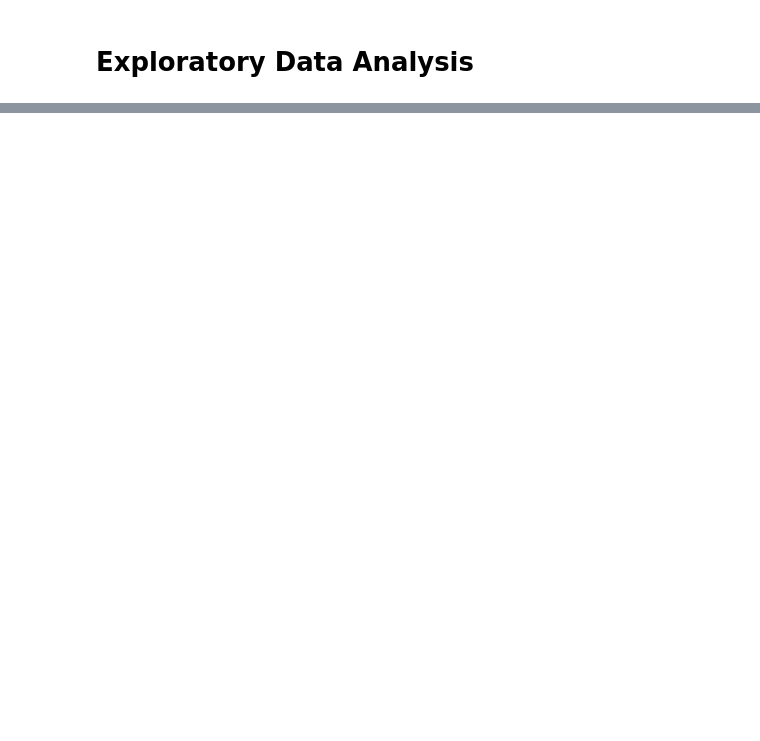
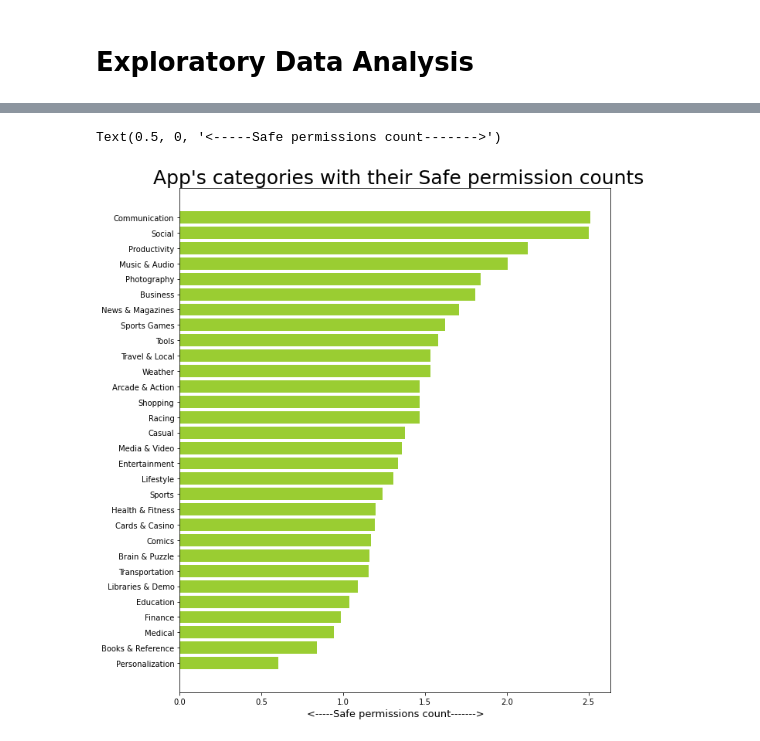
Before and after one commit to ajayn3300/Android-Authenticity-Prediction--Classification-, a Jupyter notebook: ANDRIOD_AUTHENTICITY_PREDICTION.ipynb, the cells around one changed output, grey strips where cells are left out. Drawn from its saved outputs; the diff is of its cells as text; code cells hidden in the pictures; blank space fills up the shorter version.

```diff
--- a/ANDRIOD_AUTHENTICITY_PREDICTION.ipynb
+++ b/ANDRIOD_AUTHENTICITY_PREDICTION.ipynb
@@ -701,0 +717,10 @@ hr
+# %%
+# Apps with Safe permission count
+plt.figure(figsize=(10,12))
+spc=df.groupby('Category')['Safe permissions count'].mean().reset_index().sort_values(by=['Safe permissions count'])
+plt.barh(spc['Category'],spc['Safe permissions count'],color='yellowgreen')
+plt.title(" App's categories with their Safe permission counts",fontsize=25)
+plt.xlabel('<-----Safe permissions count------->',fontsize=13)
+# %% [output]
+Text(0.5, 0, '<-----Safe permissions count------->')
+[figure, added]
```
Also changed, not shown: parts of 22 cells of this notebook.
